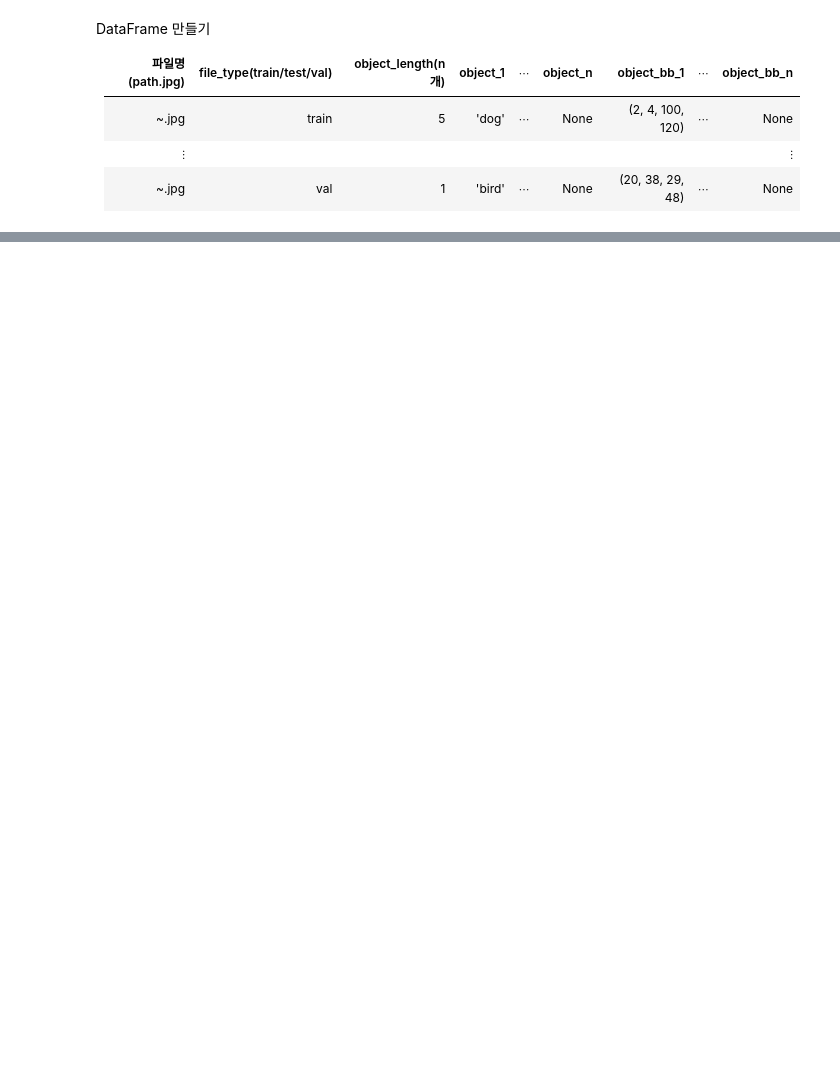
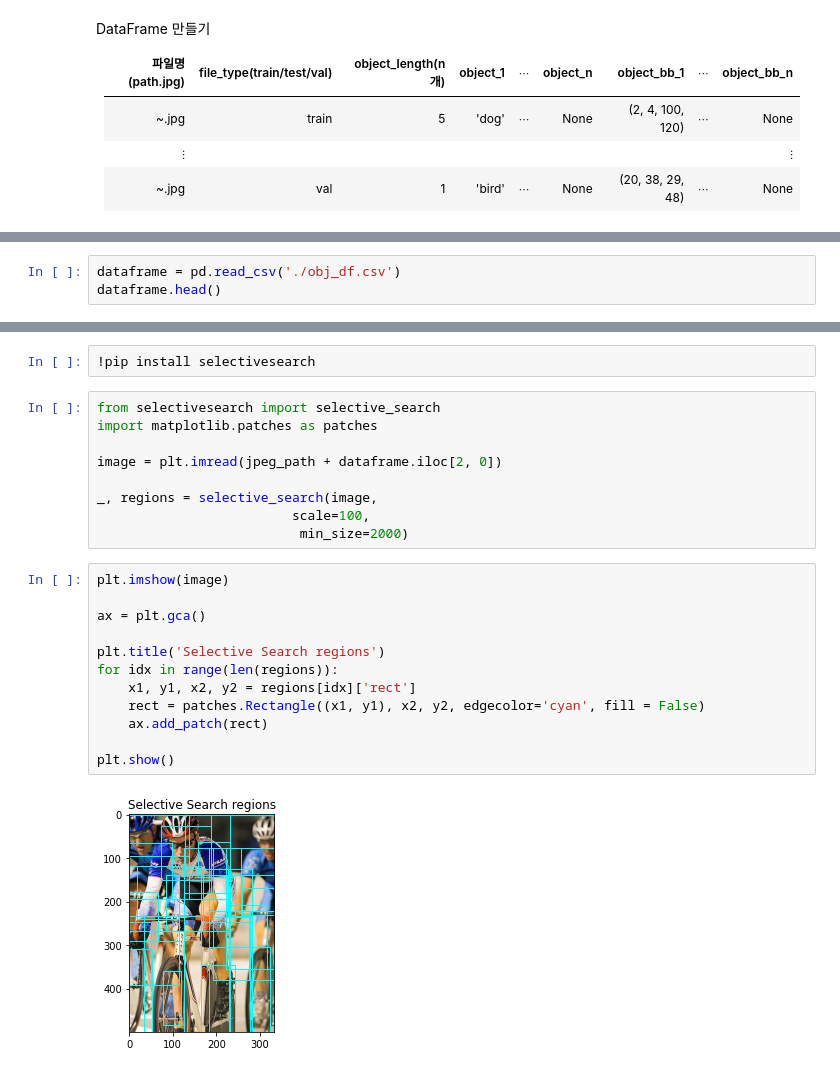
Before and after one commit to hodurie/AI_Study, a Jupyter notebook: Implementation/Object Detection/R-CNN.ipynb, the cells around one changed output, grey strips where cells are left out. Drawn from its saved outputs; the diff is of its cells as text; blank space fills up the shorter version.

```diff
--- a/Implementation/Object Detection/R-CNN.ipynb
+++ b/Implementation/Object Detection/R-CNN.ipynb
@@ -249,0 +266,3 @@ $\vdots$||||||||$\vdots$
+# %%
+dataframe = pd.read_csv('./obj_df.csv')
+dataframe.head()
@@ -249,0 +276,25 @@ $\vdots$||||||||$\vdots$
+# %%
+!pip install selectivesearch
+# %%
+from selectivesearch import selective_search
+import matplotlib.patches as patches
+
+image = plt.imread(jpeg_path + dataframe.iloc[2, 0])
+
+_, regions = selective_search(image,
+                         scale=100,
+                          min_size=2000)
+# %%
+plt.imshow(image)
+
+ax = plt.gca()
+
+plt.title('Selective Search regions')
+for idx in range(len(regions)):
+    x1, y1, x2, y2 = regions[idx]['rect']
+    rect = patches.Rectangle((x1, y1), x2, y2, edgecolor='cyan', fill = False)
+    ax.add_patch(rect)
+
+plt.show()
+# %% [output]
+[figure, added]
```
Also changed, not shown: parts of 21 cells of this notebook.
